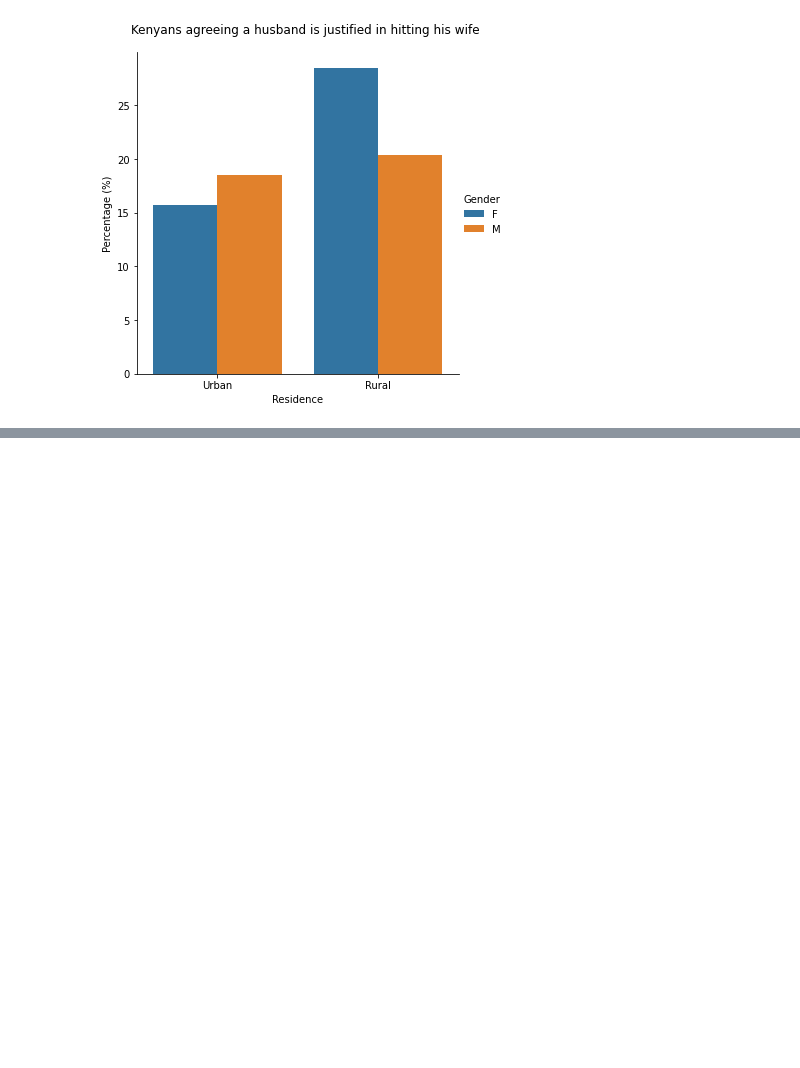
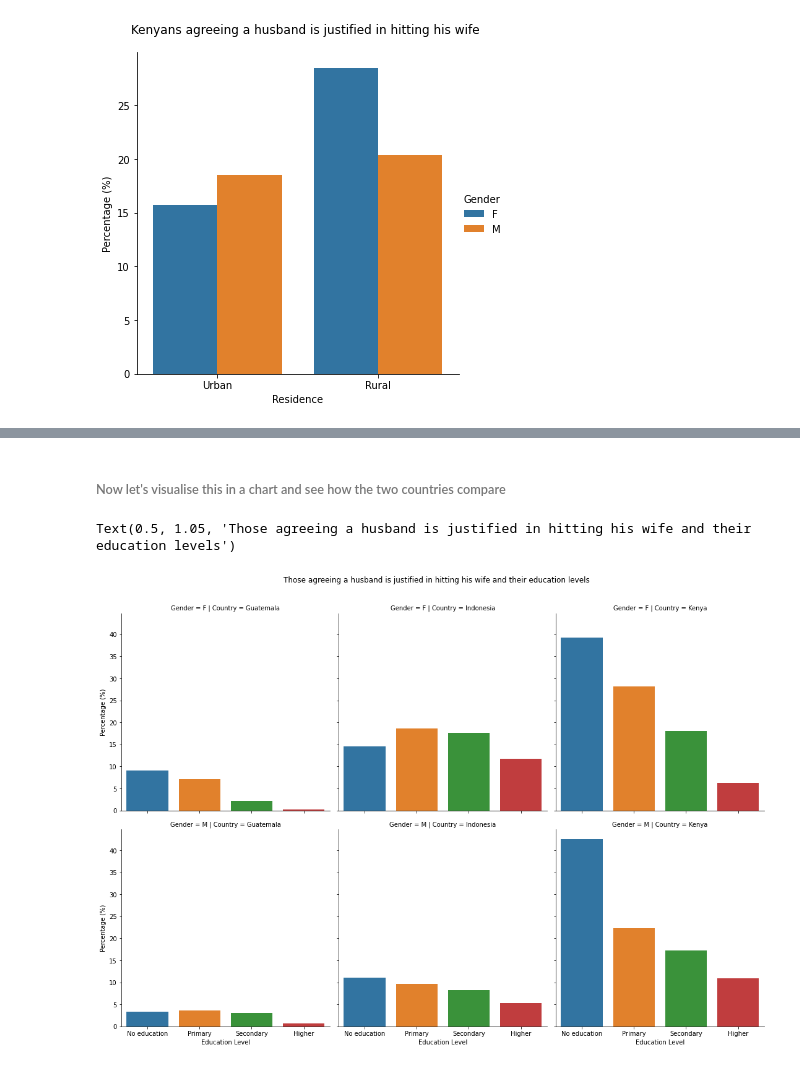
Before and after one commit to 3liud/gender_based_violence, a Jupyter notebook: gender_violence.ipynb, the cells around one changed output, grey strips where cells are left out. Cells and saved outputs as stored; diff of their text form; code cells hidden in the pictures; blank space fills up the shorter version.

```diff
--- a/gender_violence.ipynb
+++ b/gender_violence.ipynb
@@ -143,0 +161,3 @@ Text(0.5, 1.05, 'Kenyans agreeing a husband is justified in hitting his wife')
+# %%
+compare_countries = df[(df.Country == "Kenya") | (df.Country == "Guatemala") | (df.Country == "Indonesia")]
+compare_countries
@@ -143,0 +178,13 @@ Text(0.5, 1.05, 'Kenyans agreeing a husband is justified in hitting his wife')
+# %% [markdown]
+###### Now let's visualise this in a chart and see how the two countries compare
+# %%
+graph = compare_countries[compare_countries['Demographics Question'] == 'Education']
+
+g = sns.catplot(x='Demographics Response', y='Value', col='Country', row='Gender',
+               order = ["No education", "Primary", "Secondary", "Higher"],
+               data=graph, kind='bar', ci=None)
+g.set_axis_labels('Education Level', 'Percentage (%)')
+g.fig.suptitle("Those agreeing a husband is justified in hitting his wife and their education levels", y=1.05)
+# %% [output]
+Text(0.5, 1.05, 'Those agreeing a husband is justified in hitting his wife and their education levels')
+[figure, added]
```
Also changed, not shown: parts of 14 cells of this notebook.
